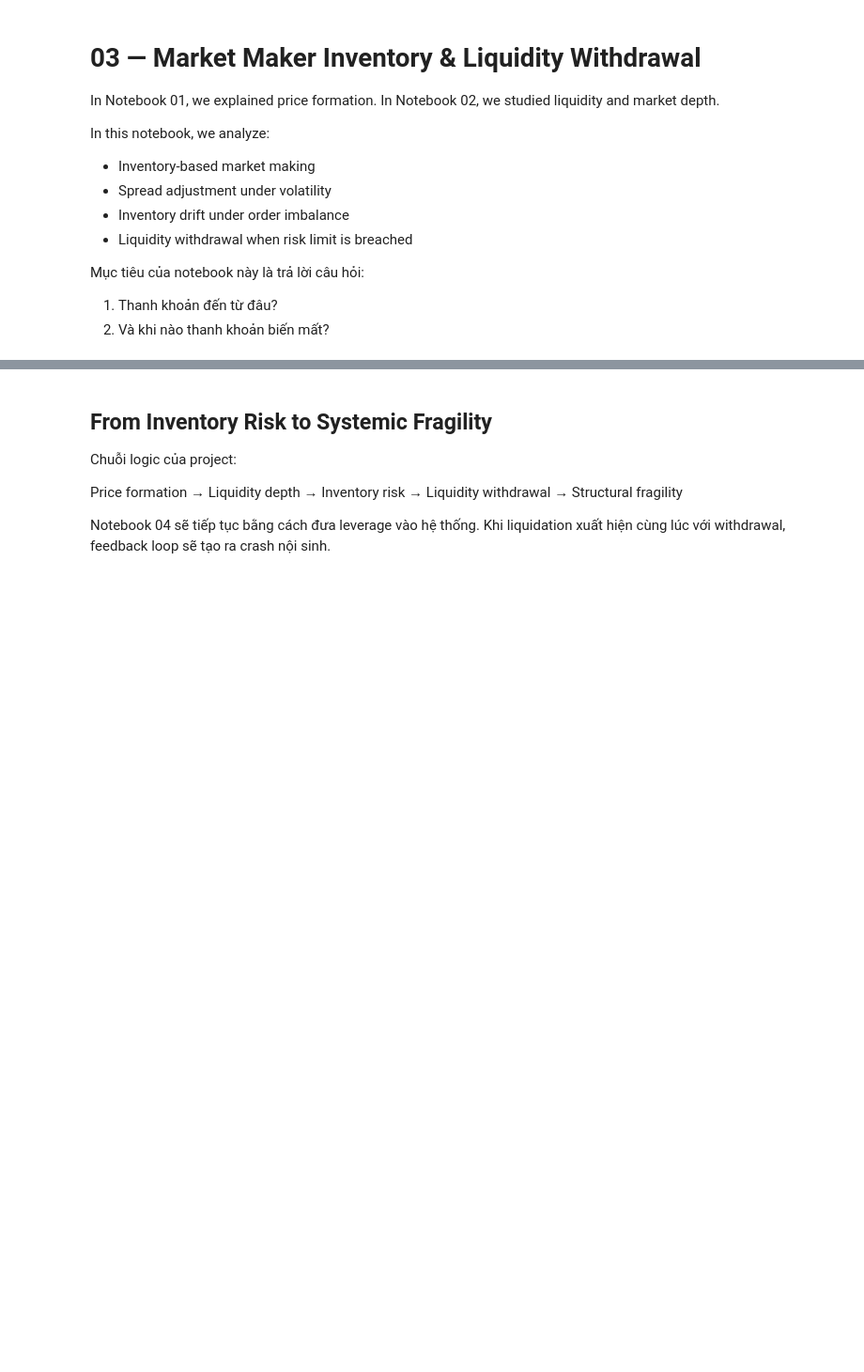
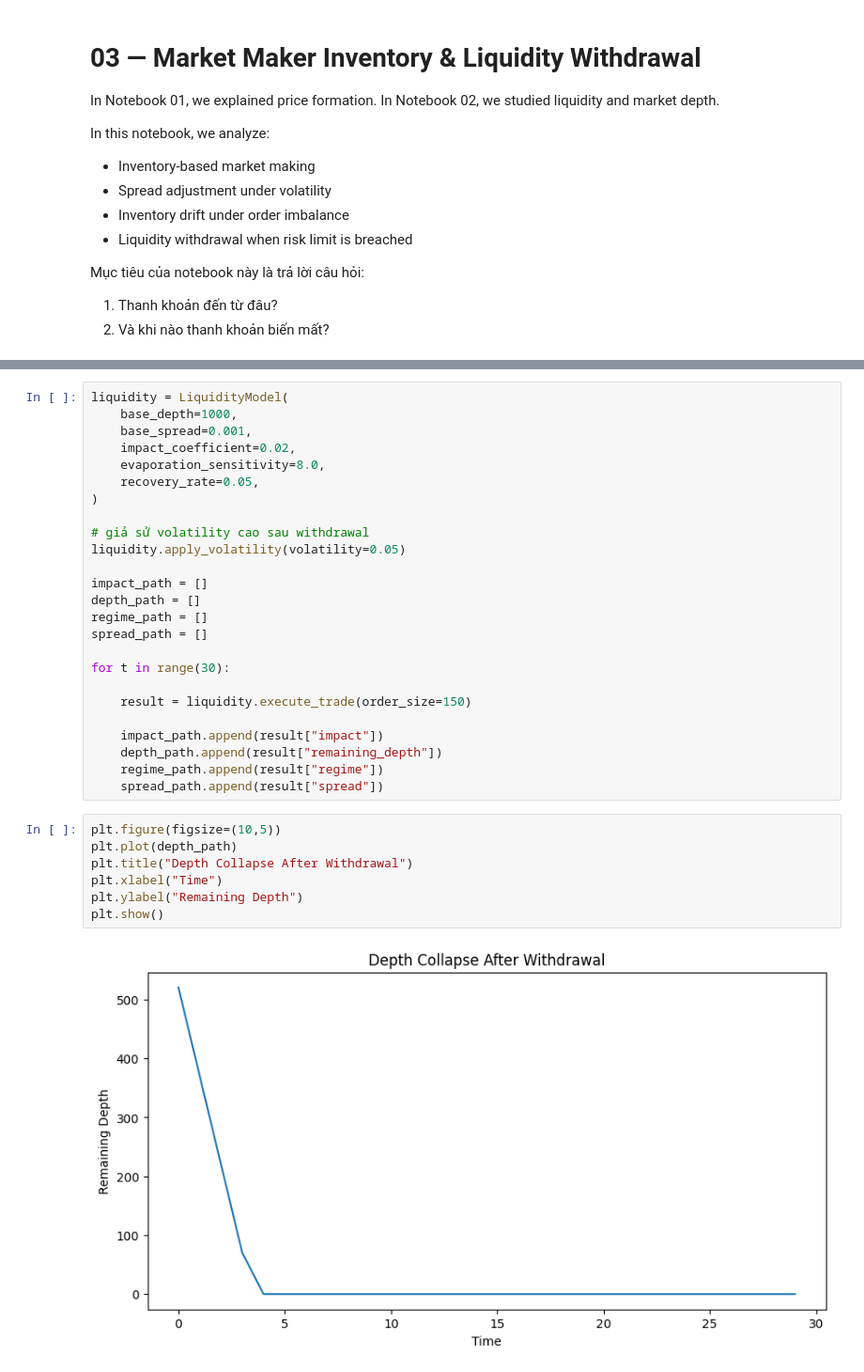
Before and after one commit to thisYui/Market-Reality-and-Dynamics, a Jupyter notebook: notebooks/01_market_structure/03_market_maker_inventory.ipynb, the cells around one changed output, grey strips where cells are left out. Shown at 94% size. Saved outputs shown, nothing was run; the diff lists cells and outputs as text; blank space fills up the shorter version.

```diff
--- a/notebooks/01_market_structure/03_market_maker_inventory.ipynb
+++ b/notebooks/01_market_structure/03_market_maker_inventory.ipynb
@@ -592,14 +766,34 @@ là đủ để thị trường mất thanh khoản. Đây là nền tảng cho
-# %% [markdown]
-## From Inventory Risk to Systemic Fragility
-
-Chuỗi logic của project:
-
-Price formation
-→ Liquidity depth
-→ Inventory risk
-→ Liquidity withdrawal
-→ Structural fragility
-
-Notebook 04 sẽ tiếp tục bằng cách đưa leverage vào hệ thống.
-Khi liquidation xuất hiện cùng lúc với withdrawal,
-feedback loop sẽ tạo ra crash nội sinh.
+# %%
+liquidity = LiquidityModel(
+    base_depth=1000,
+    base_spread=0.001,
+    impact_coefficient=0.02,
+    evaporation_sensitivity=8.0,
+    recovery_rate=0.05,
+)
+
+# giả sử volatility cao sau withdrawal
+liquidity.apply_volatility(volatility=0.05)
+
+impact_path = []
+depth_path = []
+regime_path = []
+spread_path = []
+
+for t in range(30):
+
+    result = liquidity.execute_trade(order_size=150)
+
+    impact_path.append(result["impact"])
+    depth_path.append(result["remaining_depth"])
+    regime_path.append(result["regime"])
+    spread_path.append(result["spread"])
+# %%
+plt.figure(figsize=(10,5))
+plt.plot(depth_path)
+plt.title("Depth Collapse After Withdrawal")
+plt.xlabel("Time")
+plt.ylabel("Remaining Depth")
+plt.show()
+# %% [output]
+[figure, added]
```
Also changed, not shown: parts of 18 cells of this notebook, 2 other files.
